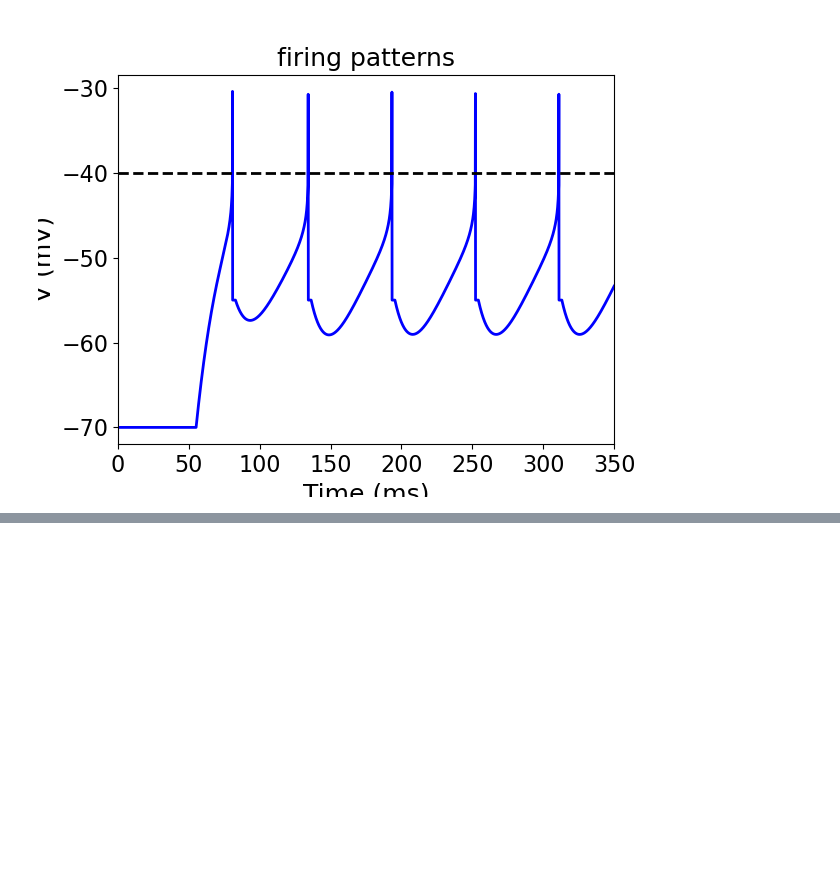
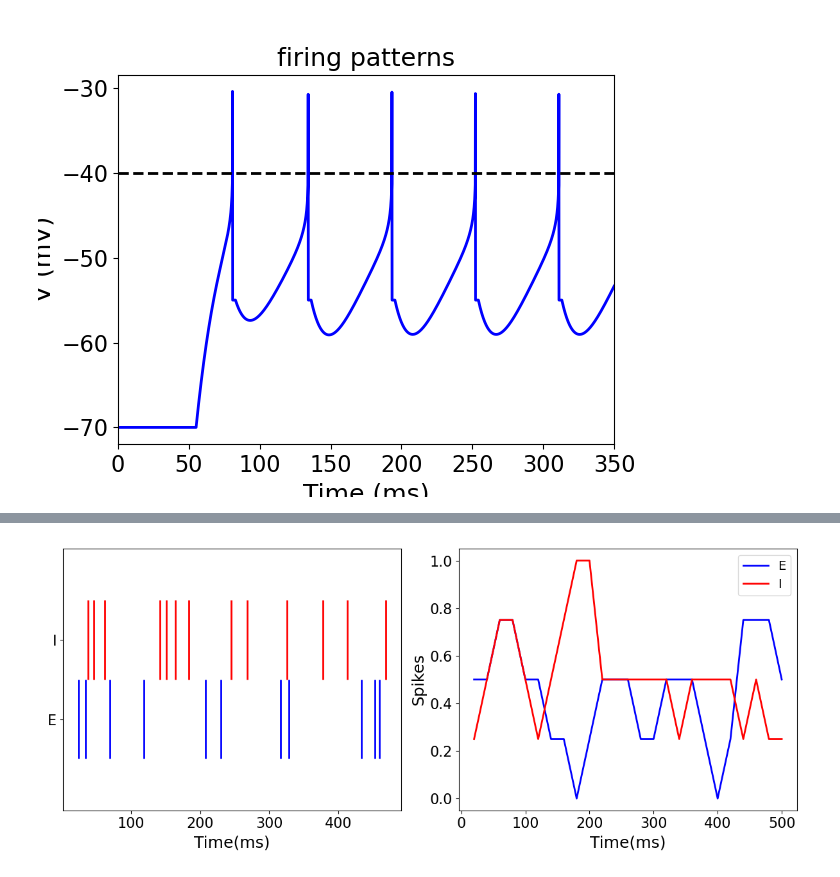
Before and after one commit to michaelglh/STG, a Jupyter notebook: lif.ipynb, the cells around one changed output, grey strips where cells are left out. Saved outputs shown, nothing was run; the diff lists cells and outputs as text; code cells hidden in the pictures; blank space fills up the shorter version.

Commit message:
Motifs

```diff
--- a/lif.ipynb
+++ b/lif.ipynb
@@ -137,44 +130,61 @@ nrn.connect(cur_in, {'ctype':'static', 'weight': wt, 'delay':dl})
 # %%
-T, dt = 1e3, 0.1        # simulation period(ms), step size(ms)
-N = 10                  # number of neurons
-mean, std = 200., 40.   # background noise
-wt, dl = 1., 5.
+# E-I motif
+N = 2                  # number of neurons
+rate = 8e1
+wt, dl = 1e1, 5.
 
-# simualtor
-h = Simulator(dt=dt)
+# updating parameters
+def update(J_ei=0., J_ie=0.):
+    # simualtor
+    h = Simulator(dt=dt)
 
-# network of neurons
-nrns = [LIF(sim=h) for _ in range(N)]
+    # network of neurons
+    nrns = [LIF(sim=h) for _ in range(N)]
 
-# background noise
-noises = [Gaussian_generator(sim=h, mean=mean, std=std) for _ in range(N)]
-for noise, nrn in zip(noises, nrns):
-    nrn.connect(noise, {'ctype':'static', 'weight':wt, 'delay':dl})
+    # background noise
+    noises = [Poisson_generator(sim=h, rate=rate) for _ in range(N)]
+    for noise, nrn in zip(noises, nrns):
+        nrn.connect(noise, {'ctype':'static', 'weight':wt, 'delay':dl})
 
-# recurrent connections
-p, w = 0.5, -1 # connection probability, connection strength
-tps = [['facilitate']*N]*N
-# tps = [['static']*N]*N
-con = np.random.rand(N,N)*(np.random.rand(N,N)< p)*w
-dly = np.random.uniform(2., 5., (N,N))
-synspecs = [[{} for _ in range(N)] for _ in range(N)]
-for i in range(N):
-    for j in range(N):
-        synspecs[i][j] = {'ctype':tps[i][j], 'weight':con[i,j], 'delay':dly[i,j]}
-h.connect(nrns, nrns, synspecs)  # random recurrent inhibition with probablity p, strength w and delay between 2 to 5 ms
+    # recurrent connections
+    # tps = [['facilitate']*N]*N
+    tps = [['static']*N]*N
+    con = np.array([[0., J_ei],
+                    [J_ie, 0.]])
+    dly = np.random.uniform(2., 5., (N,N))
+    synspecs = [[{} for _ in range(N)] for _ in range(N)]
+    for i in range(N):
+        for j in range(N):
+            synspecs[i][j] = {'ctype':tps[i][j], 'weight':con[i,j], 'delay':dly[i,j]}
+    h.connect(nrns, nrns, synspecs)
 
-# simulation
-h.run(T)
+    # simulation
+    h.run(T)
 
-# visualize
+    # extract data
+    bints = np.arange(0, T+1, 20.)
+    psths = [np.histogram(nrn.spikes['times'], bins=bints)[0] for nrn in nrns]
+
+    # visualize
+    plt.clf()
+    cs = ['b', 'r']
+    plt.subplot(1,2,1)
+    for nrn, c, l in zip(nrns, cs, range(N)):
+        plt.eventplot(nrn.rec_spikes, lineoffsets=l, colors=c)
+    plt.xlabel('Time(ms)')
+    plt.yticks([0, 1], ['E', 'I'])
+
+    # rate plots of population
+    spike_trains = [nrn.rec_spikes for nrn in nrns]
+    plt.subplot(1,2,2)
+    for psth, c in zip(psths, cs):
+        plt.plot(bints[1:], np.convolve(psth, np.ones(4)/4, 'same'), c)
+    plt.legend(['E', 'I'])
+    plt.xlabel('Time(ms)')
+    plt.ylabel('Spikes')
+
+    plt.tight_layout()
+
 plt.subplots(1,2,figsize=(12,5))
-plt.subplot(1,2,1)
-plt_par = {'dt':dt, 'range_t':np.arange(0., T, dt), 'V_th':-55.}
-plot_volt_trace(plt_par, nrns[0].v, np.array(nrns[0].rec_spikes))
-
-# raster plots of population
-spike_trains = [nrn.rec_spikes for nrn in nrns]
-plt.subplot(1,2,2)
-plt.eventplot(spike_trains);
-plt.xlabel('Time(ms)')
-plt.ylabel('Idx')
+widgets.interact(update, J_ie=(0.0, 200.0, 10.0), J_ei=(-200., 0., 10));
+# %% [output]
@@ -180,0 +192 @@ plt.ylabel('Idx')
+[figure, added]
```
Also changed, not shown: parts of 7 cells of this notebook, 5 other files.
